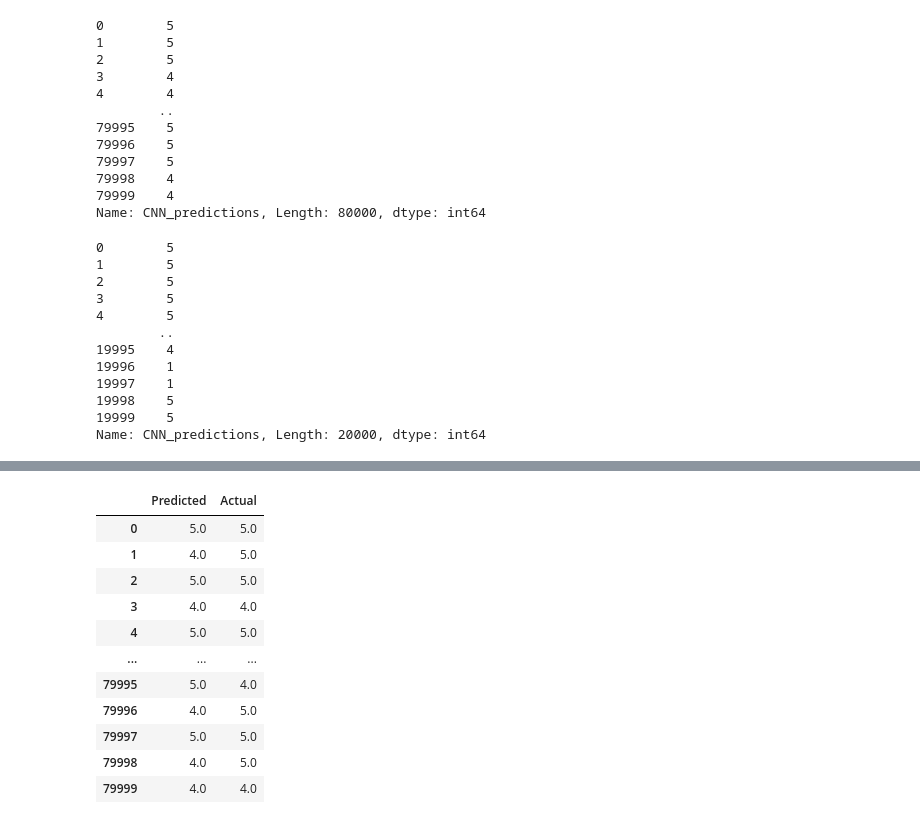
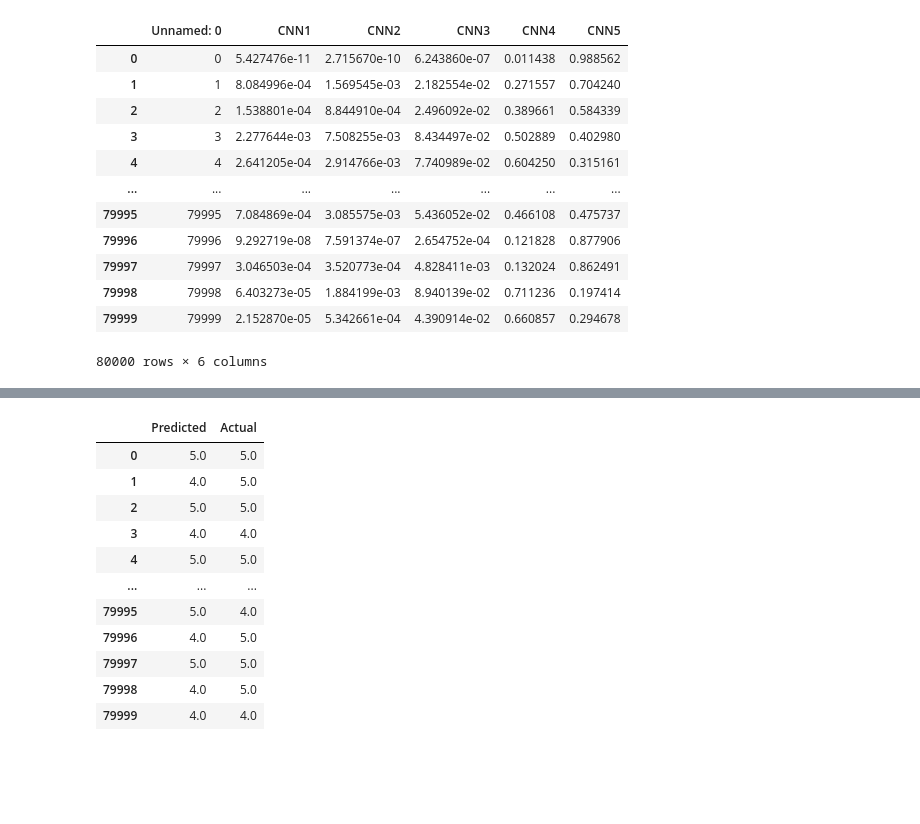
Before and after one commit to CodyBurker/W266_Group_Project, a Jupyter notebook: EnsembleLogisticRegression.ipynb, the cells around one changed output, grey strips where cells are left out. Saved outputs shown, nothing was run; the diff lists cells and outputs as text; code cells hidden in the pictures; blank space fills up the shorter version.

```diff
--- a/EnsembleLogisticRegression.ipynb
+++ b/EnsembleLogisticRegression.ipynb
@@ -29,32 +29,18 @@ def read_in_data(path="W266_Group_Project/"):
     return CNN_Predictions, t5_Predictions, BERT_Predictions, y_test, CNN_Predictions_X_test, t5_Predictions_X_test, BERT_Predictions_X_test
 CNN_Predictions, t5_Predictions, BERT_Predictions, y_test, CNN_Predictions_X_test, t5_Predictions_X_test, BERT_Predictions_X_test = read_in_data()
 # %%
-CNN_Predictions['CNN_predictions']
+CNN_Predictions
 # %% [output]
+|  | Unnamed: 0 | CNN1 | CNN2 | CNN3 | CNN4 | CNN5 |
+| 0 | 0 | 5.427476e-11 | 2.715670e-10 | 6.243860e-07 | 0.011438 | 0.988562 |
+| 1 | 1 | 8.084996e-04 | 1.569545e-03 | 2.182554e-02 | 0.271557 | 0.704240 |
+| 2 | 2 | 1.538801e-04 | 8.844910e-04 | 2.496092e-02 | 0.389661 | 0.584339 |
+| 3 | 3 | 2.277644e-03 | 7.508255e-03 | 8.434497e-02 | 0.502889 | 0.402980 |
+| 4 | 4 | 2.641205e-04 | 2.914766e-03 | 7.740989e-02 | 0.604250 | 0.315161 |
+| ... | ... | ... | ... | ... | ... | ... |
+| 79995 | 79995 | 7.084869e-04 | 3.085575e-03 | 5.436052e-02 | 0.466108 | 0.475737 |
+| 79996 | 79996 | 9.292719e-08 | 7.591374e-07 | 2.654752e-04 | 0.121828 | 0.877906 |
+| 79997 | 79997 | 3.046503e-04 | 3.520773e-04 | 4.828411e-03 | 0.132024 | 0.862491 |
+| 79998 | 79998 | 6.403273e-05 | 1.884199e-03 | 8.940139e-02 | 0.711236 | 0.197414 |
+| 79999 | 79999 | 2.152870e-05 | 5.342661e-04 | 4.390914e-02 | 0.660857 | 0.294678 |
-0        5
-1        5
-2        5
-3        4
-4        4
-        ..
-79995    5
-79996    5
-79997    5
-79998    4
-79999    4
-Name: CNN_predictions, Length: 80000, dtype: int64
+80000 rows × 6 columns
-# %%
-CNN_Predictions_X_test['CNN_predictions']
-# %% [output]
-0        5
-1        5
-2        5
-3        5
-4        5
-        ..
-19995    4
-19996    1
-19997    1
-19998    5
-19999    5
-Name: CNN_predictions, Length: 20000, dtype: int64
```
Also changed, not shown: parts of 24 cells of this notebook.
